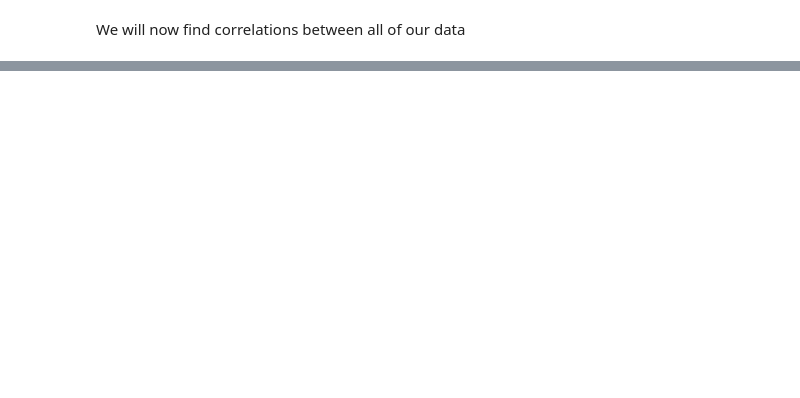
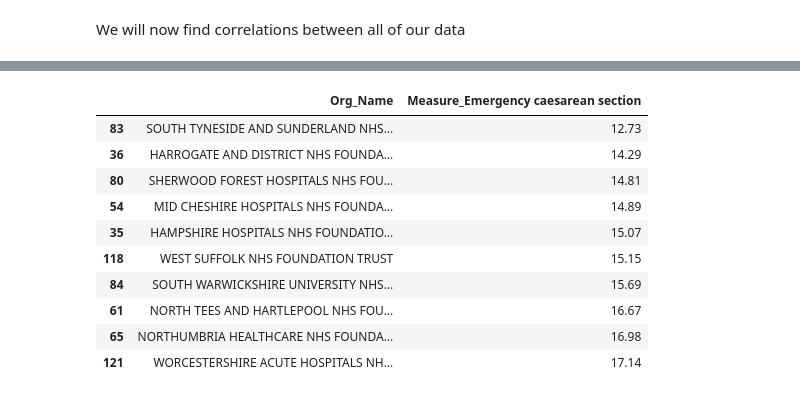
Before and after one commit to richardcornall/NHS-maternity-analysis, a Jupyter notebook: maternity analysis.ipynb, the cells around one changed output, grey strips where cells are left out. Cells and saved outputs as stored; diff of their text form; code cells hidden in the pictures; blank space fills up the shorter version.

Commit message:
Visuals complete and code tidied, 703 lines of code

```diff
--- a/maternity analysis.ipynb
+++ b/maternity analysis.ipynb
@@ -978,0 +1082,38 @@ strong multicollinearity or other numerical problems.
+# %%
+output_notebook()
+
+centraldf_no_outliers['Measure_Black or Black British'] = pd.to_numeric(centraldf_no_outliers['Measure_Black or Black British'], errors='coerce')
+centraldf_no_outliers['Measure_Emergency caesarean section'] = pd.to_numeric(centraldf_no_outliers['Measure_Emergency caesarean section'], errors='coerce')
+
+centraldf_no_outliers = centraldf_no_outliers.dropna(subset=['Measure_Black or Black British', 'Measure_Emergency caesarean section'])
+
+source = ColumnDataSource(data={
+    'x': centraldf_no_outliers['Measure_Black or Black British'],
+    'y': centraldf_no_outliers['Measure_Emergency caesarean section'],
+    'Org_Name': centraldf_no_outliers['Org_Name']
+})
+
+p = figure(title="Black or Black British vs. Emergency Caesarean Section",
+           x_axis_label='Black or Black British',
+           y_axis_label='Emergency Caesarean Section',
+           tools="pan,wheel_zoom,box_zoom,reset")
+
+p.circle('x', 'y', size=10, source=source, color="navy", alpha=0.5)
+
+hover = HoverTool()
+hover.tooltips = [("Org_Name", "@Org_Name"),
+                  ("Black or Black British", "@x"),
+                  ("Emergency Caesarean Section", "@y")]
+
+p.add_tools(hover)
+
+x = centraldf_no_outliers['Measure_Black or Black British']
+y = centraldf_no_outliers['Measure_Emergency caesarean section']
+
+# (y = mx + c)
+p_coeff = np.polyfit(x, y, 1)
+y_fit = np.polyval(p_coeff, x)
+
+p.line(x, y_fit, color="red", line_width=2, legend_label="Trend Line")
+
+show(p)
@@ -978,0 +1145,17 @@ strong multicollinearity or other numerical problems.
+# %%
+bottom_10_emergency_c_section = centraldf_no_outliers.sort_values(by='Measure_Emergency caesarean section', ascending=True).head(10)
+
+bottom_10_emergency_c_section = bottom_10_emergency_c_section[['Org_Name', 'Measure_Emergency caesarean section']]
+bottom_10_emergency_c_section
+# %% [output]
+|  | Org_Name | Measure_Emergency caesarean section |
+| 83 | SOUTH TYNESIDE AND SUNDERLAND NHS... | 12.73 |
+| 36 | HARROGATE AND DISTRICT NHS FOUNDA... | 14.29 |
+| 80 | SHERWOOD FOREST HOSPITALS NHS FOU... | 14.81 |
+| 54 | MID CHESHIRE HOSPITALS NHS FOUNDA... | 14.89 |
+| 35 | HAMPSHIRE HOSPITALS NHS FOUNDATIO... | 15.07 |
+| 118 | WEST SUFFOLK NHS FOUNDATION TRUST | 15.15 |
+| 84 | SOUTH WARWICKSHIRE UNIVERSITY NHS... | 15.69 |
+| 61 | NORTH TEES AND HARTLEPOOL NHS FOU... | 16.67 |
+| 65 | NORTHUMBRIA HEALTHCARE NHS FOUNDA... | 16.98 |
+| 121 | WORCESTERSHIRE ACUTE HOSPITALS NH... | 17.14 |
```
Also changed, not shown: parts of 48 cells of this notebook.
